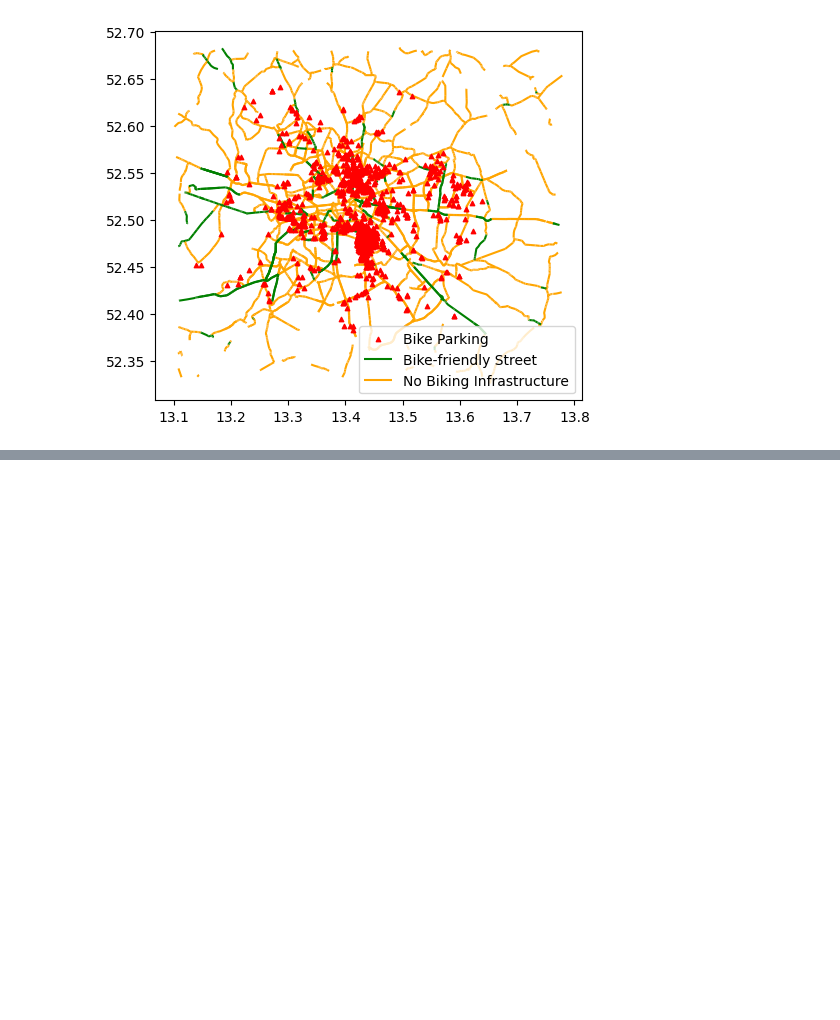
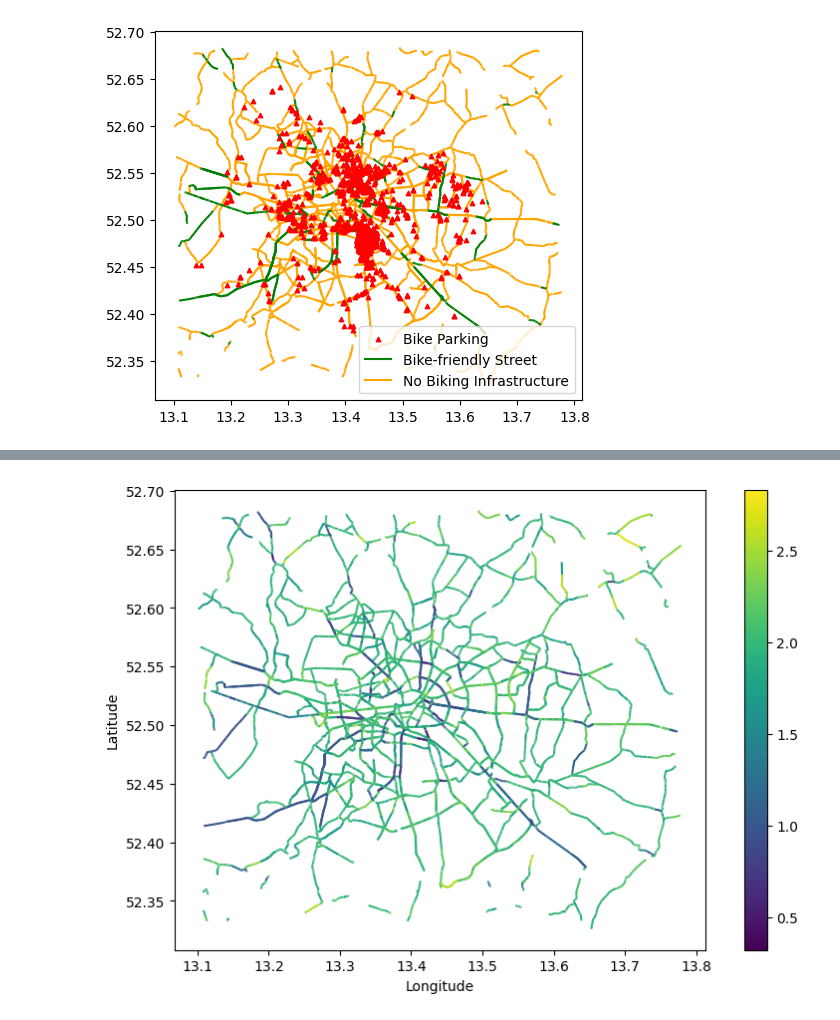
Before and after one commit to CarolineGraebelBHT/Projekt_Urban_Technologies, a Jupyter notebook: Data_Presenting/Plotting.ipynb, the cells around one changed output, grey strips where cells are left out. Drawn from its saved outputs; the diff is of its cells as text; code cells hidden in the pictures; blank space fills up the shorter version.

Commit message:
Adding plots for weighting
Weights as calculated are plotted and compared against biking infra - works well!

```diff
--- a/Data_Presenting/Show_Bikeroads.ipynb
+++ b/Data_Presenting/Plotting.ipynb
@@ -175,0 +196,11 @@ plt.show()
+# %%
+sub_gdf = gdf[gdf["highway"].isin(["primary","secondary"])]
+sub_gdf.plot(column='weight', cmap='viridis', legend=True, figsize=(10, 6))
+
+plt.xlabel('Longitude')
+plt.ylabel('Latitude')
+
+# Show the plot
+plt.show()
+# %% [output]
+[figure, added]
```
Also changed, not shown: parts of 1 cell of this notebook.
